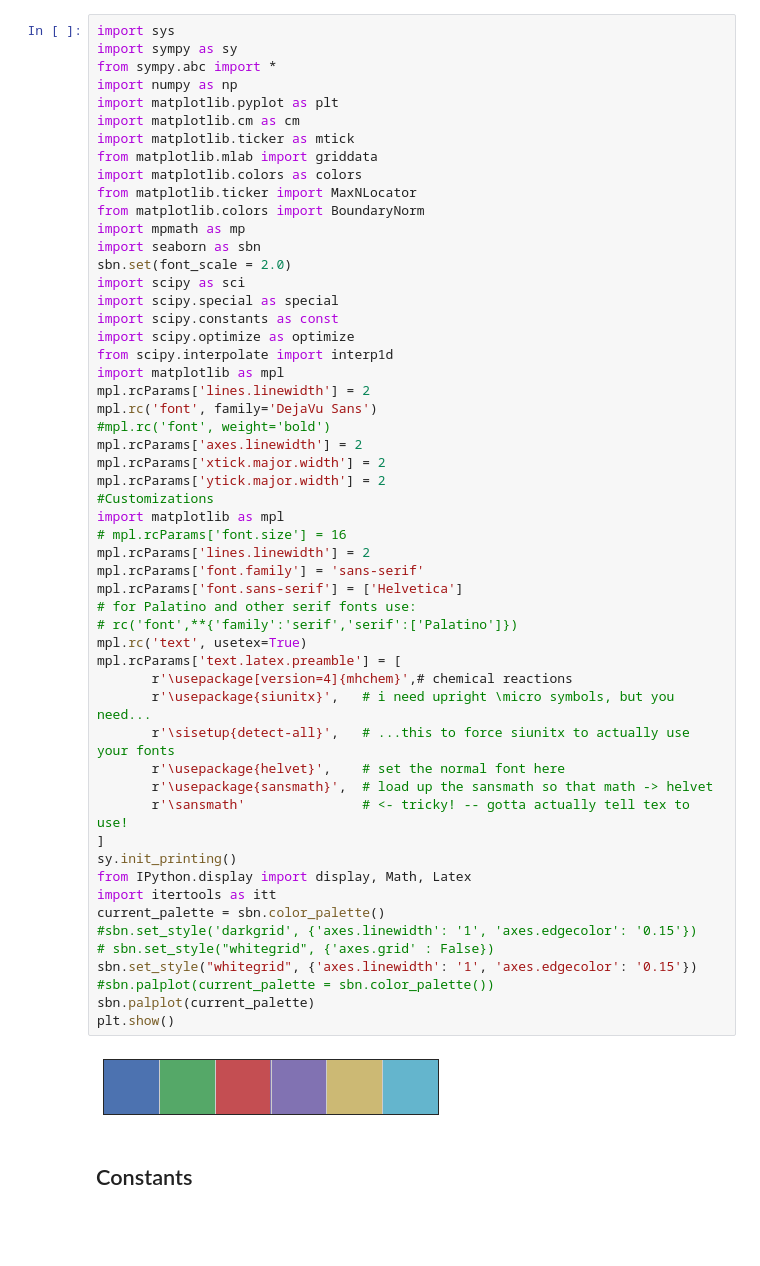
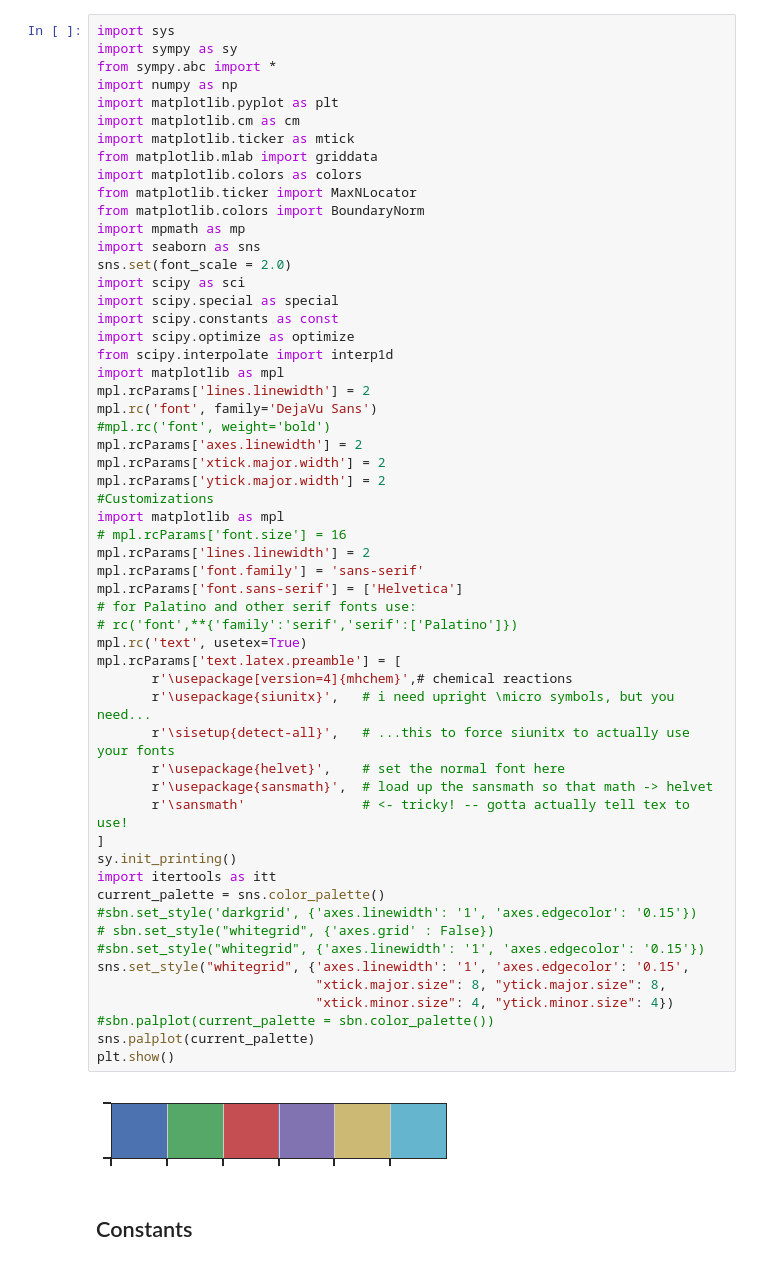
Before and after one commit to caos21/ndust, a Jupyter notebook: press/Coagulation-Rate.ipynb, the cells around one changed output. Saved outputs shown, nothing was run; the diff lists cells and outputs as text; blank space fills up the shorter version.

```diff
--- a/press/Coagulation-Rate.ipynb
+++ b/press/Coagulation-Rate.ipynb
@@ -11,8 +11,8 @@ import matplotlib.colors as colors
 from matplotlib.ticker import MaxNLocator
 from matplotlib.colors import BoundaryNorm
 import mpmath as mp
-import seaborn as sbn
-sbn.set(font_scale = 2.0)
+import seaborn as sns
+sns.set(font_scale = 2.0)
 import scipy as sci
 import scipy.special as special
 import scipy.constants as const
@@ -22,38 +22,40 @@ import matplotlib as mpl
 mpl.rcParams['lines.linewidth'] = 2
 mpl.rc('font', family='DejaVu Sans')
 #mpl.rc('font', weight='bold')
 mpl.rcParams['axes.linewidth'] = 2
 mpl.rcParams['xtick.major.width'] = 2
 mpl.rcParams['ytick.major.width'] = 2
 #Customizations
 import matplotlib as mpl
 # mpl.rcParams['font.size'] = 16
 mpl.rcParams['lines.linewidth'] = 2
 mpl.rcParams['font.family'] = 'sans-serif'
 mpl.rcParams['font.sans-serif'] = ['Helvetica']
 # for Palatino and other serif fonts use:
 # rc('font',**{'family':'serif','serif':['Palatino']})
 mpl.rc('text', usetex=True)
 mpl.rcParams['text.latex.preamble'] = [
        r'\usepackage[version=4]{mhchem}',# chemical reactions
        r'\usepackage{siunitx}',   # i need upright \micro symbols, but you need...
        r'\sisetup{detect-all}',   # ...this to force siunitx to actually use your fonts
        r'\usepackage{helvet}',    # set the normal font here
        r'\usepackage{sansmath}',  # load up the sansmath so that math -> helvet
        r'\sansmath'               # <- tricky! -- gotta actually tell tex to use!
 ]
 sy.init_printing()
-from IPython.display import display, Math, Latex
 import itertools as itt
-current_palette = sbn.color_palette()
+current_palette = sns.color_palette()
 #sbn.set_style('darkgrid', {'axes.linewidth': '1', 'axes.edgecolor': '0.15'})
 # sbn.set_style("whitegrid", {'axes.grid' : False})
-sbn.set_style("whitegrid", {'axes.linewidth': '1', 'axes.edgecolor': '0.15'})
+#sbn.set_style("whitegrid", {'axes.linewidth': '1', 'axes.edgecolor': '0.15'})
+sns.set_style("whitegrid", {'axes.linewidth': '1', 'axes.edgecolor': '0.15',
+                            "xtick.major.size": 8, "ytick.major.size": 8,
+                            "xtick.minor.size": 4, "ytick.minor.size": 4})
 #sbn.palplot(current_palette = sbn.color_palette())
-sbn.palplot(current_palette)
+sns.palplot(current_palette)
 plt.show()
 # %% [output]
-[figure, old version]
+[figure, new version]
 # %% [markdown]
 ## Constants
 # %%
```
Also changed, not shown: parts of 1 cell of this notebook, 8 other files.
